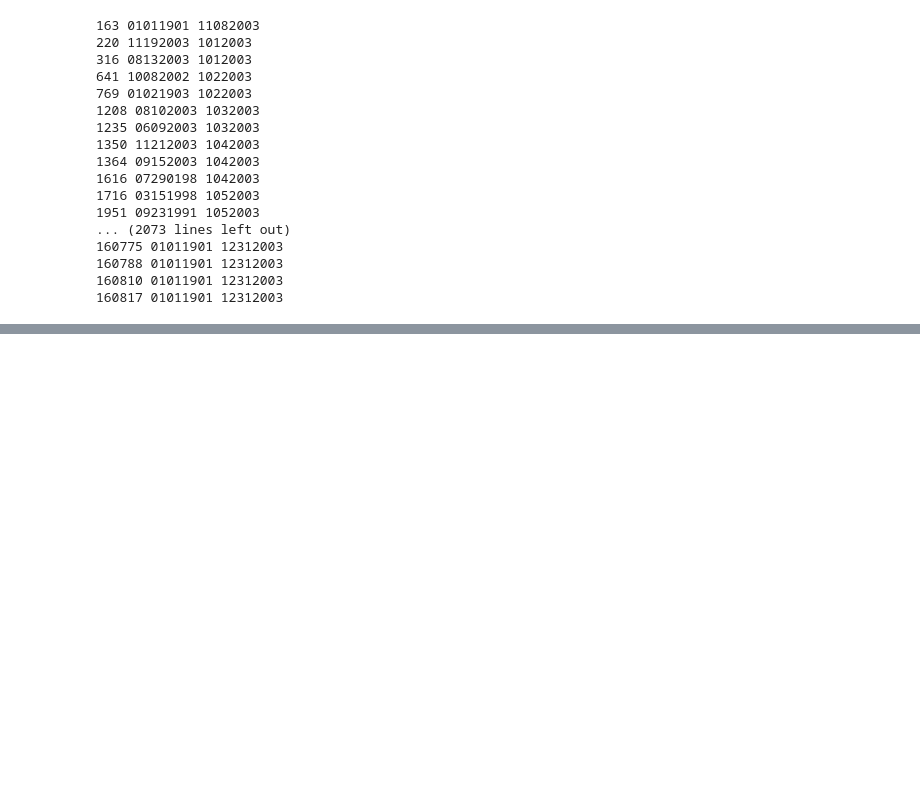
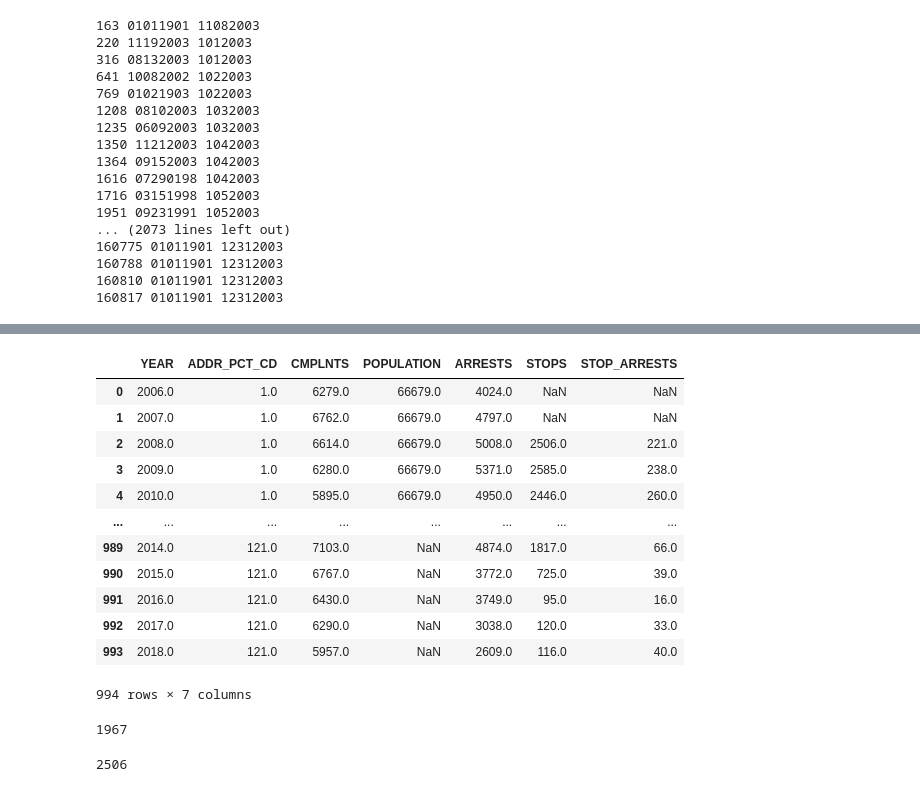
Before and after one commit to anilca-lab/FIS-Mod4-Project, a Jupyter notebook: brad_data_cleaning.ipynb, the cells around one changed output, grey strips where cells are left out. Drawn from its saved outputs; the diff is of its cells as text; code cells hidden in the pictures; blank space fills up the shorter version.

```diff
--- a/brad_data_cleaning.ipynb
+++ b/brad_data_cleaning.ipynb
@@ -328,0 +370,27 @@ for i, dob in enumerate(test.dob):
+# %%
+nyc = pd.read_csv('data/df.csv')
+nyc = nyc.iloc[:,1:]
+# %%
+nyc
+# %% [output]
+|  | YEAR | ADDR_PCT_CD | CMPLNTS | POPULATION | ARRESTS | STOPS | STOP_ARRESTS |
+| 0 | 2006.0 | 1.0 | 6279.0 | 66679.0 | 4024.0 | NaN | NaN |
+| 1 | 2007.0 | 1.0 | 6762.0 | 66679.0 | 4797.0 | NaN | NaN |
+| 2 | 2008.0 | 1.0 | 6614.0 | 66679.0 | 5008.0 | 2506.0 | 221.0 |
+| 3 | 2009.0 | 1.0 | 6280.0 | 66679.0 | 5371.0 | 2585.0 | 238.0 |
+| 4 | 2010.0 | 1.0 | 5895.0 | 66679.0 | 4950.0 | 2446.0 | 260.0 |
+| ... | ... | ... | ... | ... | ... | ... | ... |
+| 989 | 2014.0 | 121.0 | 7103.0 | NaN | 4874.0 | 1817.0 | 66.0 |
+| 990 | 2015.0 | 121.0 | 6767.0 | NaN | 3772.0 | 725.0 | 39.0 |
+| 991 | 2016.0 | 121.0 | 6430.0 | NaN | 3749.0 | 95.0 | 16.0 |
+| 992 | 2017.0 | 121.0 | 6290.0 | NaN | 3038.0 | 120.0 | 33.0 |
+| 993 | 2018.0 | 121.0 | 5957.0 | NaN | 2609.0 | 116.0 | 40.0 |
+994 rows × 7 columns
+# %%
+stop_frisks[2006][stop_frisks[2006].pct == 1].shape[0]
+# %% [output]
+1967
+# %%
+stop_frisks[2008][stop_frisks[2008].pct == 1].shape[0]
+# %% [output]
+2506
```
Also changed, not shown: parts of 35 cells of this notebook, 1 other file.
